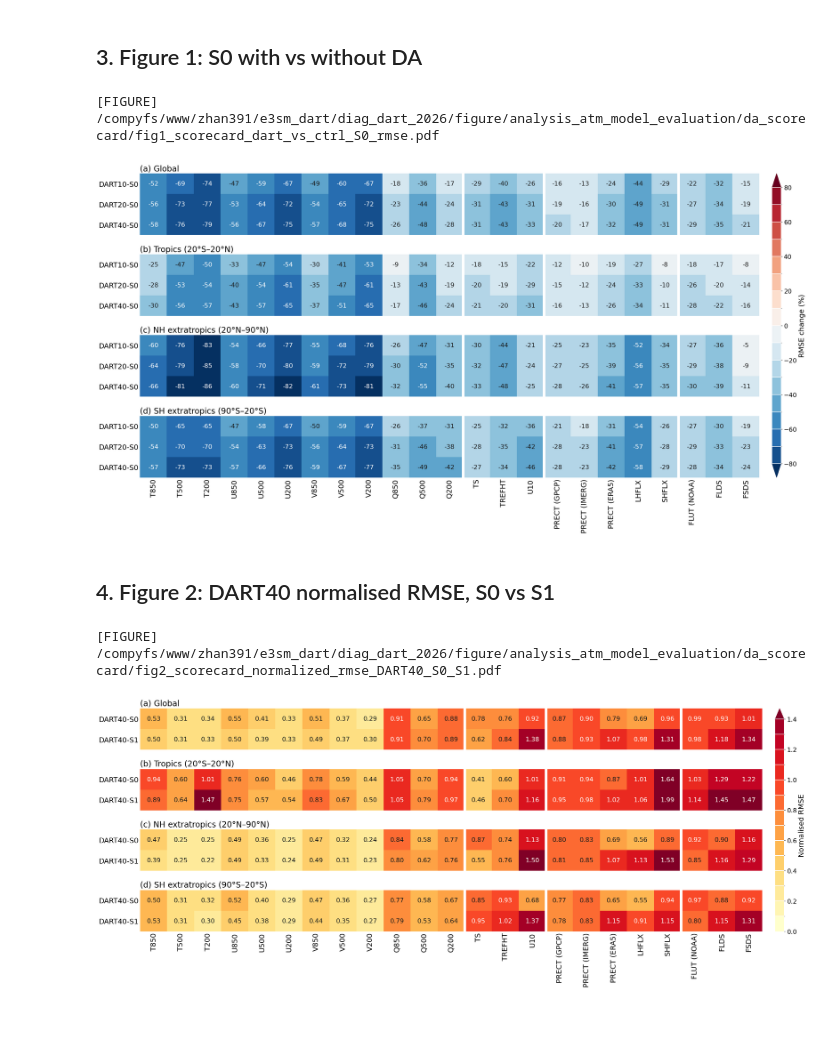
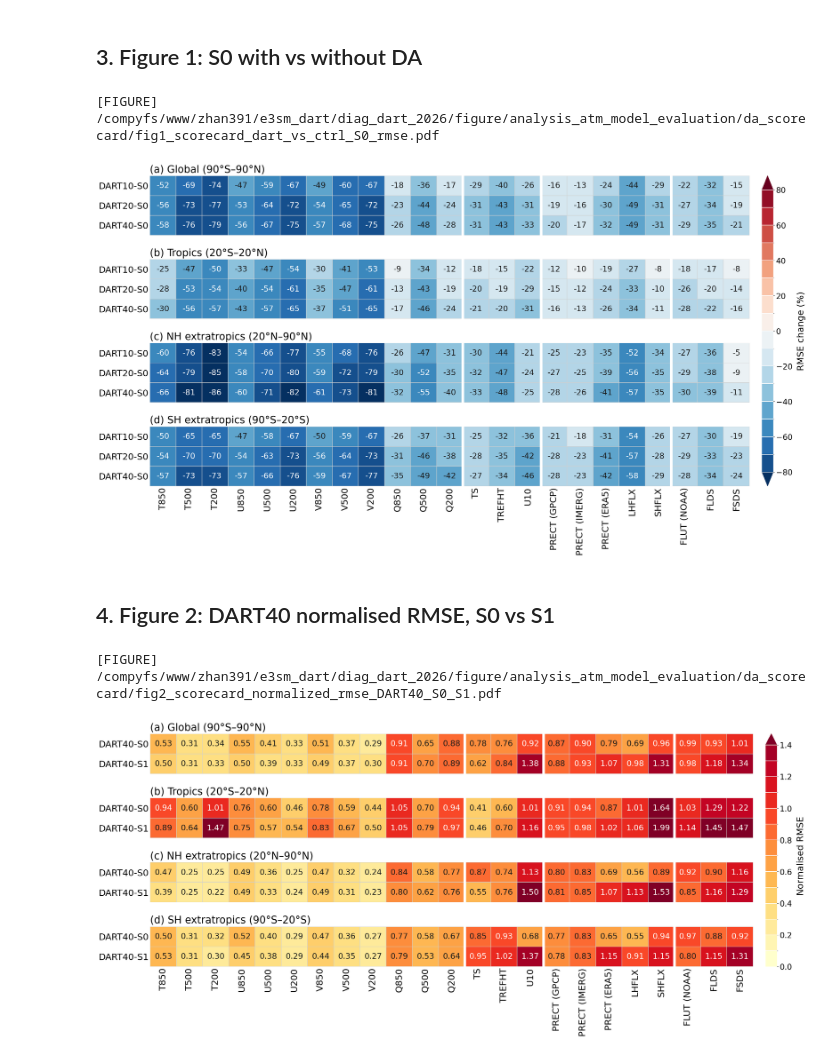
Before and after one commit to zhangshixuan1987/work_package, a Jupyter notebook: e3sm_dart_analysis/diagnostic/jupyter/analysis_atm_eval/05_plot_da_scorecards.ipynb, the cells around one changed output. Cells and saved outputs as stored; diff of their text form; code cells hidden in the pictures; blank space fills up the shorter version.

```diff
--- a/e3sm_dart_analysis/diagnostic/jupyter/analysis_atm_eval/05_plot_da_scorecards.ipynb
+++ b/e3sm_dart_analysis/diagnostic/jupyter/analysis_atm_eval/05_plot_da_scorecards.ipynb
@@ -35,11 +35,15 @@ REMAP_ROOT = DIAGNOSTIC_OUTPUT_ROOT / "data/analysis_atm_init/remapped_ensemble_
 # PSL omitted: its tropical errors are dominated by artefacts, not the DA signal.
 exclude_variables = ["PSL"]
 region_order = ["Global", "Tropics", "NH extratropics", "SH extratropics"]  # top to bottom
+# Panel titles; the other regions show their latitude range automatically.
+region_names = {"Global": "Global (90°S–90°N)"}
+cell_edgecolor = "#d0d0d0"   # light box line around each heat-map cell; None: no outline
 score = "rmse"         # Figure 1: "rmse" or "crps" (Figure 2 is RMSE only)
 fig1_color_limit = 80  # percent; DART vs CTRL changes are large
 fig2_levels = [round(0.1 * k, 1) for k in range(15)]  # normalised RMSE, 0-1.4
 FIGURE_DPI = 200
 fontsize = 18          # base (tick-label) font size; layout scales with it
+text_scale = 1.3       # all text relative to the cells (1: reference); margins grow to fit
 show = True
 # %% [markdown]
 ## 2. Project setup
@@ -64,25 +68,25 @@ score_label = {"rmse": "RMSE", "crps": "CRPS"}[score]
 # %%
 fig = plot_change_heatmap(
     fig1, variable_order=variable_order, region_order=region_order, experiment_order=["DART10-S0", "DART20-S0", "DART40-S0"],
     experiment_label=lambda r: r.test, limit=fig1_color_limit,
-    fontsize=fontsize,
+    fontsize=fontsize, region_names=region_names, cell_edgecolor=cell_edgecolor, text_scale=text_scale,
     cbar_label=f"{score_label} change (%)",
 )
 output = figure_dir / f"fig1_scorecard_dart_vs_ctrl_S0_{score}.pdf"
 fig.savefig(output, dpi=FIGURE_DPI, bbox_inches="tight")  # dpi only affects hatching
 print(f"[FIGURE] {output}")
 if not show:
     plt.close(fig)
 # %% [output]
 [FIGURE] /compyfs/www/zhan391/e3sm_dart/diag_dart_2026/figure/analysis_atm_model_evaluation/da_scorecard/fig1_scorecard_dart_vs_ctrl_S0_rmse.pdf
-[figure, old version]
+[figure, new version]
 # %% [markdown]
 ## 4. Figure 2: DART40 normalised RMSE, S0 vs S1
 # %%
 fig = plot_change_heatmap(
     fig2, variable_order=variable_order, region_order=region_order, experiment_order=["DART40-S0", "DART40-S1"],
     experiment_label=lambda r: r.test, value="nrmse", levels=fig2_levels, cmap="YlOrRd", fmt="{:.2f}",
-    fontsize=fontsize,
+    fontsize=fontsize, region_names=region_names, cell_edgecolor=cell_edgecolor, text_scale=text_scale,
     cbar_label="Normalised RMSE",
 )
 output = figure_dir / "fig2_scorecard_normalized_rmse_DART40_S0_S1.pdf"
@@ -92,4 +96,4 @@ if not show:
     plt.close(fig)
 # %% [output]
 [FIGURE] /compyfs/www/zhan391/e3sm_dart/diag_dart_2026/figure/analysis_atm_model_evaluation/da_scorecard/fig2_scorecard_normalized_rmse_DART40_S0_S1.pdf
-[figure, old version]
+[figure, new version]
```
Also changed, not shown: 2 other files.
